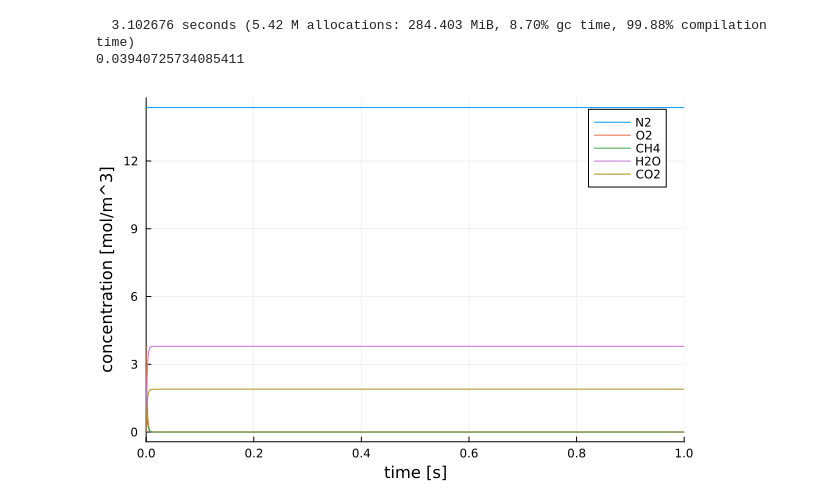
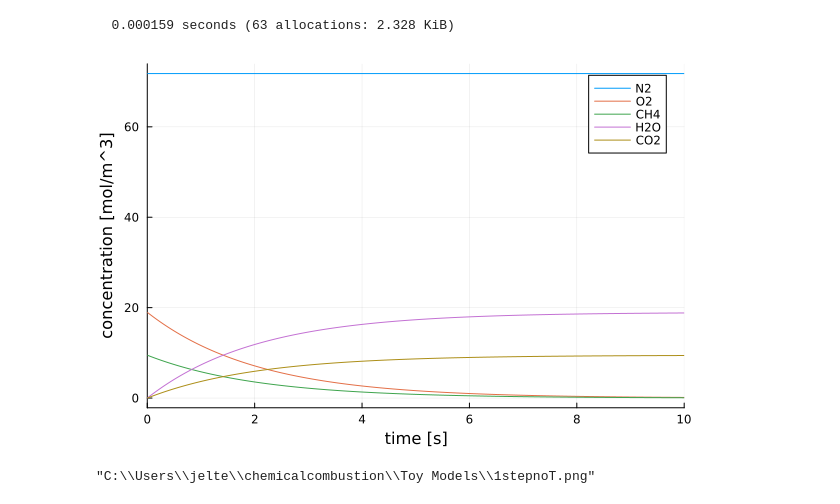
Before and after one commit to Jelterminator/Chemical-Combustion, a Jupyter notebook: Toy Models/1 step mechanism.ipynb, the cells around one changed output. Drawn from its saved outputs; the diff is of its cells as text; code cells hidden in the pictures.

Commit message:
Merge branch 'main' of https://github.com/Jelterminator/Chemical-Combustion

```diff
--- a/Toy Models/1 step mechanism.ipynb
+++ b/Toy Models/1 step mechanism.ipynb
@@ -3,68 +3,58 @@ using DifferentialEquations
 using Plots
 # %%
 #temperature (assumed constant)
-T = 900 #K
+T = 1200 #K
+P = 1e6 #Pa
 
-#initial species concentrations 1. N2, 2. O2, 3. CH4, 4. H2O, 5. CO2
-X0 = 20.06*[7.57/10.57, 2/10.57, 1/10.57, 0, 0] #mol/m^3
+R = 8.314 # J/molK
+
+c_tot = P / (R*T) # ideal gas law
+
+# Initial species concentrations 1. N2, 2. O2, 3. CH4, 4. H2O, 5. CO2
+X0 = c_tot*[7.57/10.57, 2/10.57, 1/10.57, 0, 0] #mol/m^3, adiabatic mixture
 
 # 2*O2 + CH4 -> 2*H2O + CO2
 S = [0, -2, -1, 2, 1]
 
 function Arrhenius(T, X)
     # Constants from Westbrook & Dryer 1981
     n_CH4 = -0.3
     n_O2 = 1.3
-    A = 1.3e8 * 1e6
+    A = 1.3e8
     Ea = 48.4 * 4184 # kcal/mol to J/mol
     R = 8.314 # J/mol/K
 
     # Ensure positive concentrations for exponentiation
-    CH4_concentration = max(X[3], 0)
-    O2_concentration = max(X[2], 0)
-
+    CH4_concentration = max(X[3], 0) * 1e-6 # Arrhenius takes /cm3
+    O2_concentration = max(X[2], 0) * 1e-6 # Arrhenius takes /cm3
     k = A * exp(-Ea / (R * T)) # rate constant
     r = k * CH4_concentration^n_CH4 * O2_concentration^n_O2 # reaction rate
-    return r
+    return r * 1e6 # Back to /m3
 end
+
 
 function f!(dX, X, p, t)
     r = Arrhenius(T, X)
     dX .= r .* S
 end
 
-# define
-tend = 1
+# define time span
+tend = 10
 tspan = (0, tend)
 
 # define problem
-problem = ODEProblem(f!, X0, tspan)
+@time problem = ODEProblem(f!, X0, tspan)
 
 # solve problem
-@time sol = solve(problem, alg_hints=[:stiff], abstol = 1e-6, reltol = 1e-4)
-
-function relaxation_time(sol)
-    final = sol.u[end]
-    for (i, u) in enumerate(sol.u)
-        if all(abs.(u .- final) .< tol)
-            return sol.t[i]
-        end
-    end
-    return NaN  # If never within tolerance
-end
-
-τ = relaxation_time(sol)
-println("Relaxation time: $τ seconds")
-
-
-println(relaxation_time_by_derivative(sol,1e-6))
+sol = solve(problem, alg_hints=[:stiff])
 
 # plot solution obtained
 plot1 = plot(sol, xaxis="time [s]", yaxis="concentration [mol/m^3]", label=["N2" "O2" "CH4" "H2O" "CO2"])
 
 plot(plot1, legend=true)
-# savefig("1stepnoT")
+display(plot1)
+savefig("1stepnoT")
 # %% [output]
-  3.102676 seconds (5.42 M allocations: 284.403 MiB, 8.70% gc time, 99.88% compilation time)
-0.03940725734085411
+  0.000159 seconds (63 allocations: 2.328 KiB)
-[figure, old version]
+[figure, new version]
+"C:\\Users\\jelte\\chemicalcombustion\\Toy Models\\1stepnoT.png"
```
Also changed, not shown: 27 other files.
